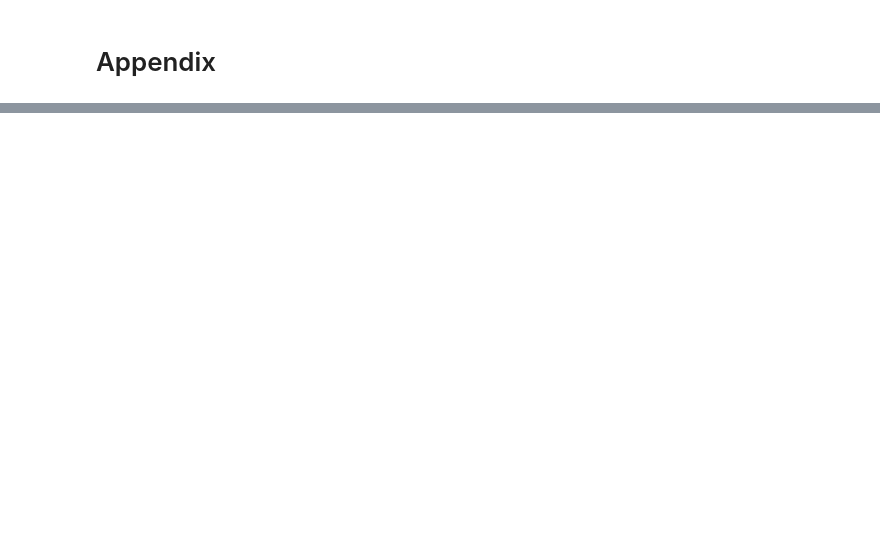
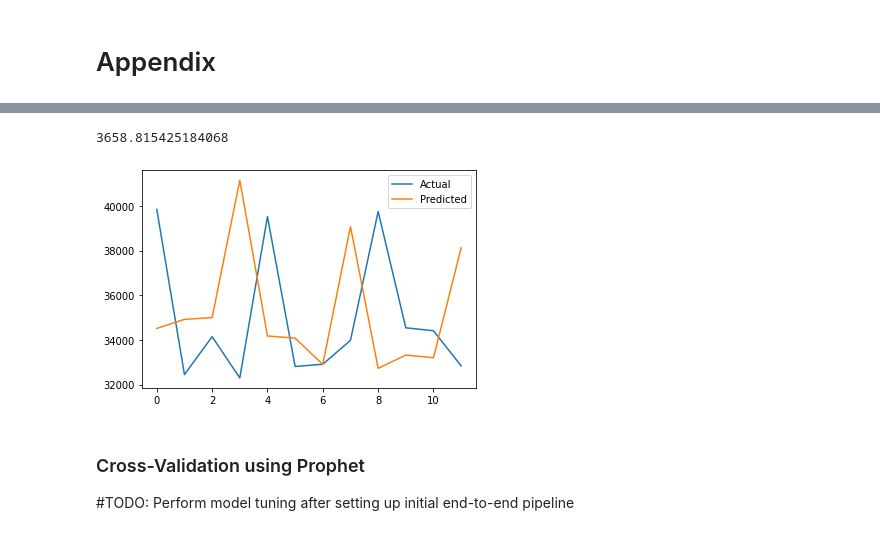
Before and after one commit to devanshmalik/emissions-oracle, a Jupyter notebook: notebooks/0.2-raw-intermediate-data-setup.ipynb, the cells around one changed output, grey strips where cells are left out. Cells and saved outputs as stored; diff of their text form; code cells hidden in the pictures; blank space fills up the shorter version.

```diff
--- a/notebooks/0.2-raw-intermediate-data-setup.ipynb
+++ b/notebooks/0.2-raw-intermediate-data-setup.ipynb
@@ -349,0 +263,7 @@ def data_by_series(api_key, series):
+# %%
+# Remove last 12 quarters of measurements and use as validation set
+train = df.drop(df.index[:12])
+print(train.head())
+
+m2 = Prophet()
+m2.fit(train)
@@ -349,0 +297,10 @@ def data_by_series(api_key, series):
+# %%
+validation = m2.make_future_dataframe(periods=12, freq='Q')
+forecast2 = m2.predict(validation[-12:])
+y_pred = forecast2['yhat'].values
+y_true = df['y'][:12].values
+
+mae = mean_absolute_error(y_true, y_pred)
+mae
+# %% [output]
+3658.815425184068
@@ -349,0 +316,12 @@ def data_by_series(api_key, series):
+# %%
+from matplotlib import pyplot
+pyplot.plot(y_true, label='Actual')
+pyplot.plot(y_pred, label='Predicted')
+pyplot.legend()
+pyplot.show()
+# %% [output]
+[figure, added]
+# %% [markdown]
+### Cross-Validation using Prophet
+
+#TODO: Perform model tuning after setting up initial end-to-end pipeline
```
Also changed, not shown: parts of 44 cells of this notebook, 10 other files.
